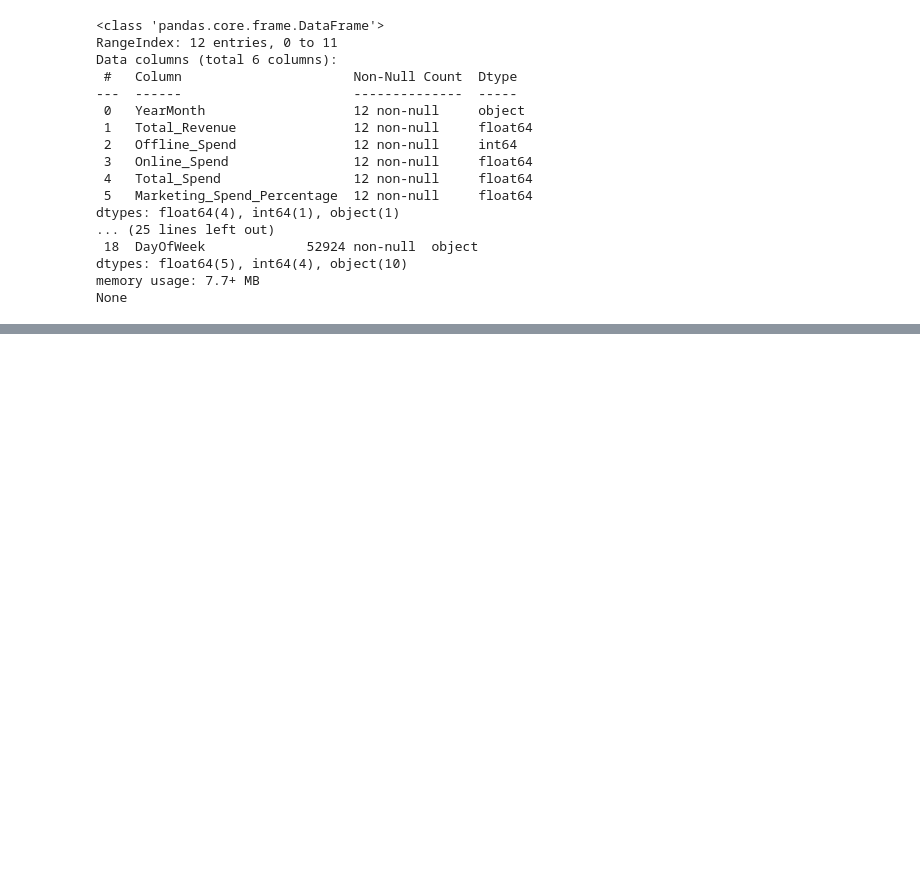
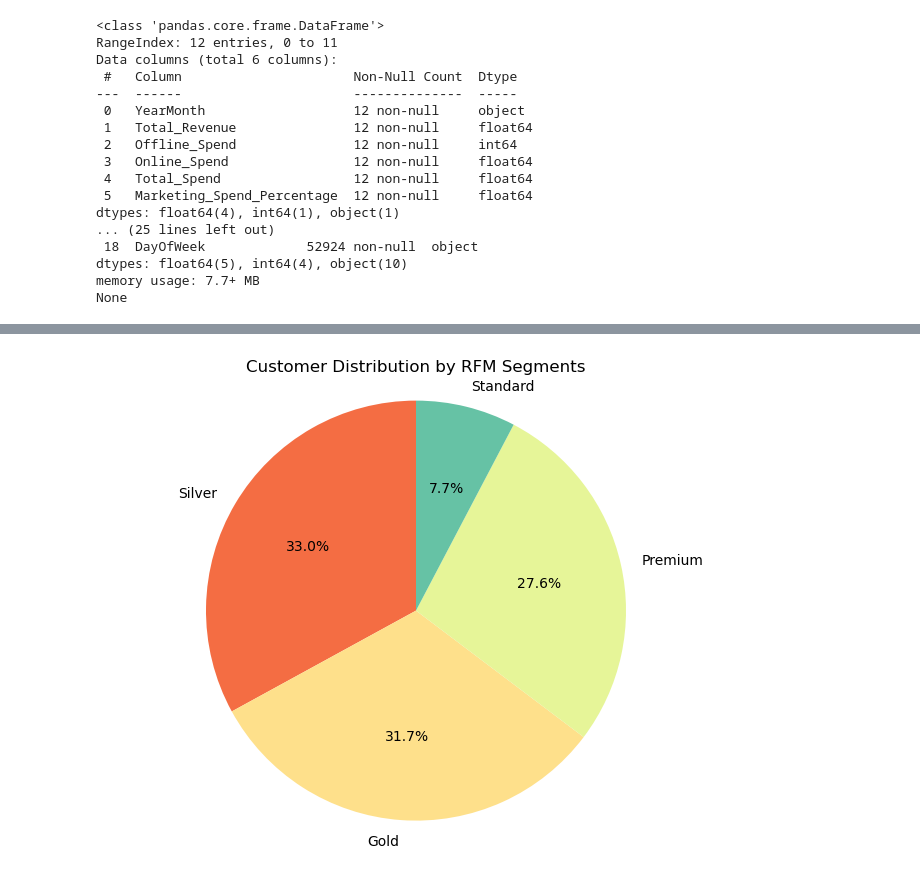
Before and after one commit to moraditya/finding-marketing-insights-Amazon, a Jupyter notebook: models/heuristic-segmentation-RFM.ipynb, the cells around one changed output, grey strips where cells are left out. Saved outputs shown, nothing was run; the diff lists cells and outputs as text; code cells hidden in the pictures; blank space fills up the shorter version.

```diff
--- a/models/heuristic-segmentation-RFM.ipynb
+++ b/models/heuristic-segmentation-RFM.ipynb
@@ -37,0 +101,9 @@ None
+# %%
+# pie Chart of RFM Segments
+plt.figure(figsize=(8,6))
+plt.pie(segment_counts.values, labels=segment_counts.index, autopct='%1.1f%%', startangle=90, colors=sns.color_palette('Spectral', len(segment_counts)))
+plt.axis('equal') # aspect ratio
+plt.title('Customer Distribution by RFM Segments')
+plt.show()
+# %% [output]
+[figure, added]
```
Also changed, not shown: parts of 5 cells of this notebook.
